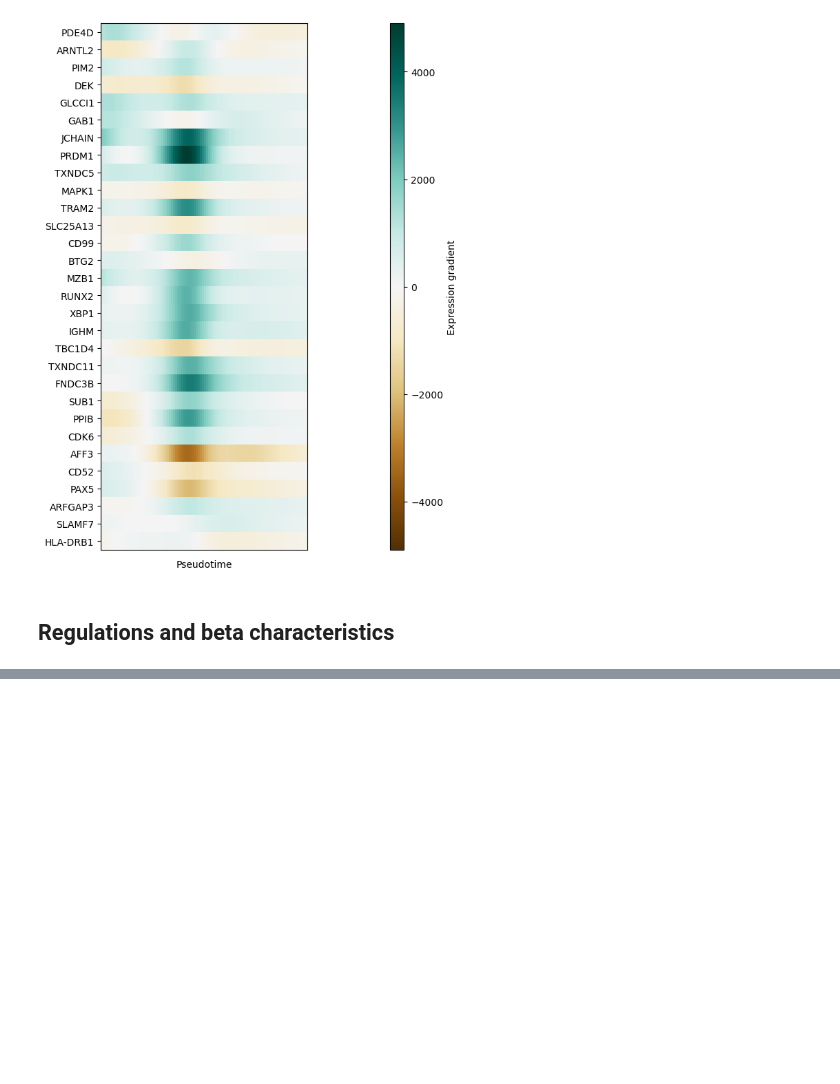
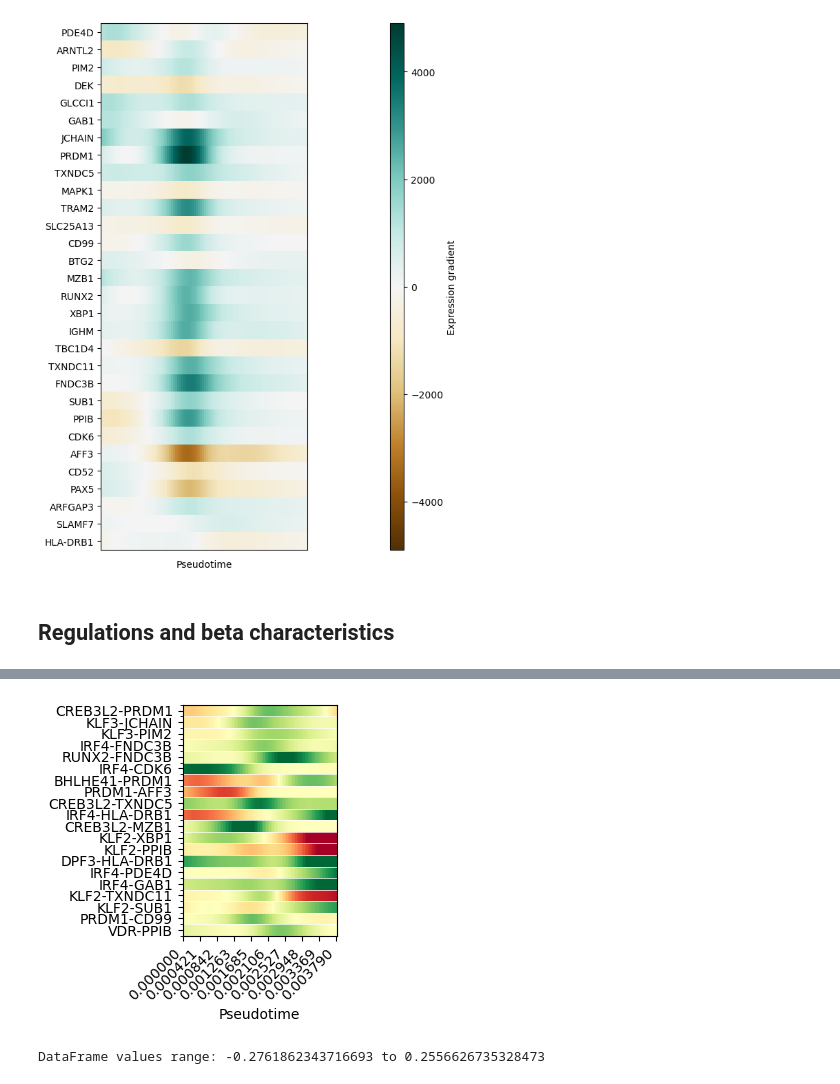
Before and after one commit to sachha-naksha/B_Cell_States, a Jupyter notebook: multiome_dynamic_regulation/py_scripts/analysis/global_grn_dynamics.ipynb, the cells around one changed output, grey strips where cells are left out. Saved outputs shown, nothing was run; the diff lists cells and outputs as text; code cells hidden in the pictures; blank space fills up the shorter version.

Commit message:
added regulations filtering code for the 30 genes from LF and 15 pre-ranked TFs in PB lineage

```diff
--- a/multiome_dynamic_regulation/py_scripts/analysis/global_grn_dynamics.ipynb
+++ b/multiome_dynamic_regulation/py_scripts/analysis/global_grn_dynamics.ipynb
@@ -588,0 +616,4 @@ fig, gradients, ordered_genes = fig_clustered_expression_gradient_heatmap(
+# %%
+# get indices of the dynamic_pb_genes
+dynamic_pb_genes_indices = get_gene_indices(dictys_dynamic_object, dynamic_pb_genes)
+display(len(dynamic_pb_genes_indices))
@@ -588,0 +648,4 @@ fig, gradients, ordered_genes = fig_clustered_expression_gradient_heatmap(
+# %%
+# Get the subnetworks for the kept TFs
+filtered_subnetworks = dnet[np.ix_(tf_indices_top_pb_tfs, dynamic_pb_genes_indices, range(dnet.shape[2]))]
+display(filtered_subnetworks.shape)
@@ -588,0 +656,15 @@ fig, gradients, ordered_genes = fig_clustered_expression_gradient_heatmap(
+# %%
+# Create multi-index tuples (all combinations of TF-target pairs)
+index_tuples = [(tf, target) for tf in pb_top_tfs_list for target in dynamic_pb_genes]
+multi_index = pd.MultiIndex.from_tuples(index_tuples, names=['TF', 'Target'])
+# Reshape the subnetworks array to 2D (pairs × time points)
+n_tfs, n_targets, n_times = filtered_subnetworks.shape
+reshaped_data = filtered_subnetworks.reshape(-1, n_times)
+
+# Create DataFrame with multi-index
+betas_dcurve_pb = pd.DataFrame(
+    reshaped_data,
+    index=multi_index,
+    columns=[f'time_{i}' for i in range(n_times)]
+)
+display(betas_dcurve_pb.head())
@@ -588,0 +770,4 @@ fig, gradients, ordered_genes = fig_clustered_expression_gradient_heatmap(
+# %%
+normalized_dchar_pb = normalize_and_rank_regulations(final_dchar_pb)
+# Get top positive regulations
+top_positive_pb = get_top_regulations(normalized_dchar_pb, n_top=20, effect_type='positive')
@@ -588,0 +858,21 @@ fig, gradients, ordered_genes = fig_clustered_expression_gradient_heatmap(
+# %%
+fig, ax, dnet = fig_regulation_heatmap(
+    network=dictys_dynamic_object,
+    start=0,
+    stop=2,
+    regulations=top_positive_pb,
+    num=100,
+    dist=0.0005,
+    cmap='RdYlGn' #red is low, green is high
+)
+# %% [output]
+[figure, added]
+# %%
+# Convert dnet to DataFrame with row labels
+df = pd.DataFrame(dnet,
+                 index=["-".join(x) for x in top_positive_pb])
+print("DataFrame values range:", df.values.min(), "to", df.values.max())
+# Calculate max absolute value for symmetric color scaling
+vmax_val = float(df.abs().values.max())  # Get max from numpy array values
+# %% [output]
+DataFrame values range: -0.2761862343716693 to 0.2556626735328473
```
Also changed, not shown: parts of 25 cells of this notebook, 1 other file.
